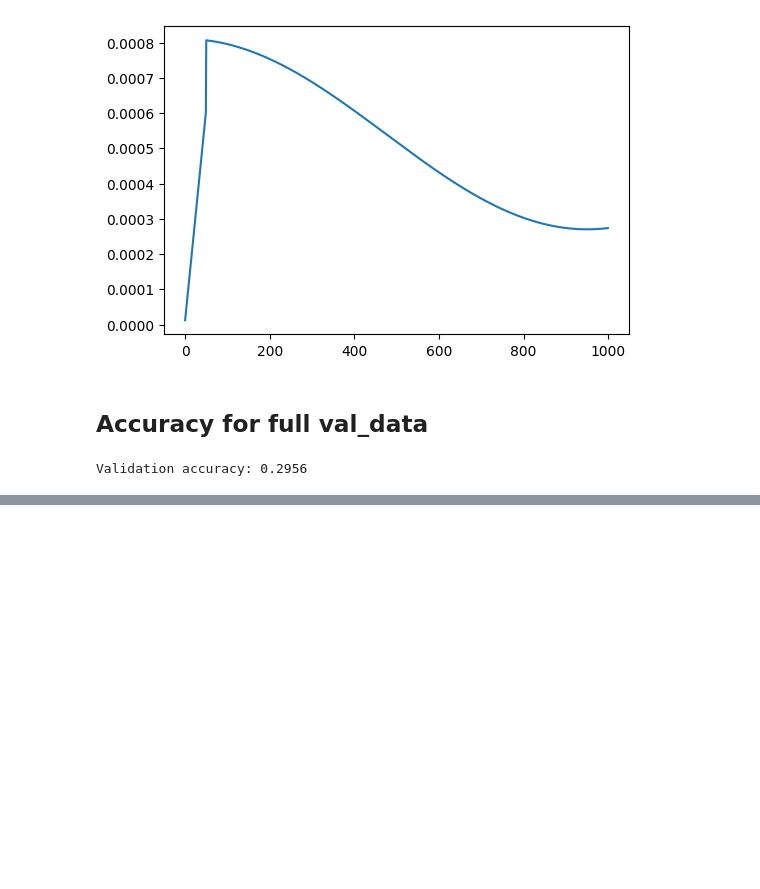
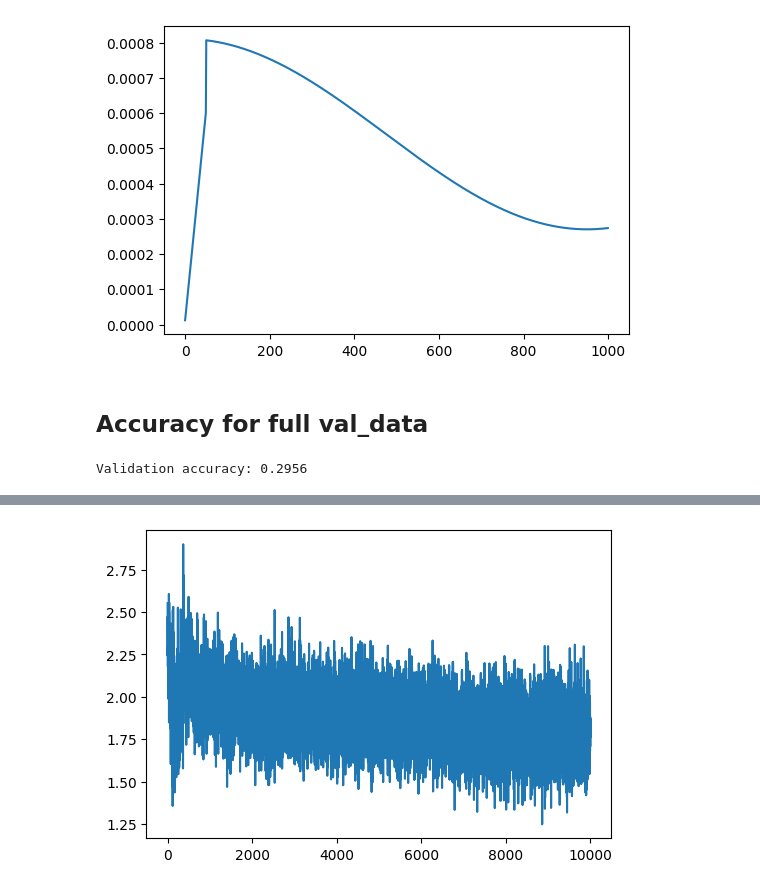
Before and after one commit to samitha278/nanoViT, a Jupyter notebook: test_vit.ipynb, the cells around one changed output, grey strips where cells are left out. Saved outputs shown, nothing was run; the diff lists cells and outputs as text; code cells hidden in the pictures; blank space fills up the shorter version.

Commit message:
Change config(n_layer=8,n_head=8,_n_embd=1024) , max_iter: 1000 -> 10000 trained

```diff
--- a/test_vit.ipynb
+++ b/test_vit.ipynb
@@ -645,0 +648,17 @@ Validation accuracy: 0.2956
+# %%
+@dataclass
+class Config:
+    num_classes: int = 10
+    img_size: int = 32         # For CIFAR
+    im_channels: int = 3
+    patch_size: int = 8        # try chaniging
+
+    n_head: int = 8
+    n_layer: int = 8
+    n_embd: int = 1024
+
+    dropout = 0.2
+
+    @property
+    def n_patch(self):
+        return (self.img_size//self.patch_size)**2
@@ -645,0 +769,6 @@ Validation accuracy: 0.2956
+# %%
+plt.figure(figsize=(6,4))
+plt.plot(losses)
+plt.show()
+# %% [output]
+[figure, added]
```
Also changed, not shown: parts of 5 cells of this notebook.
